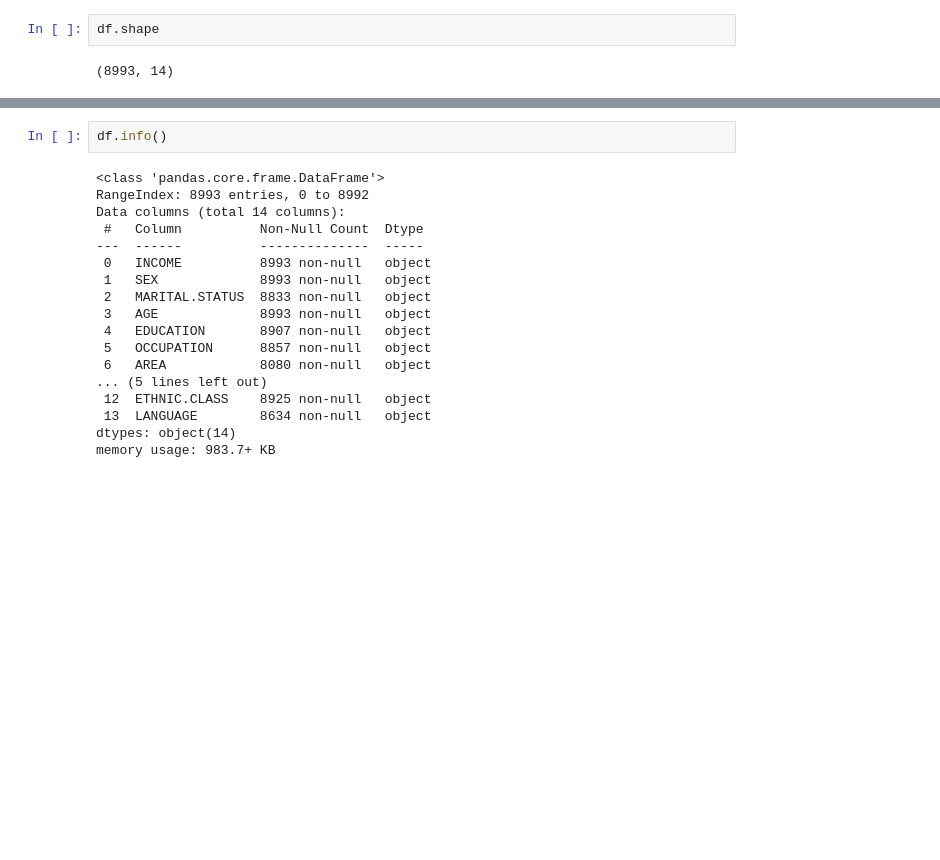
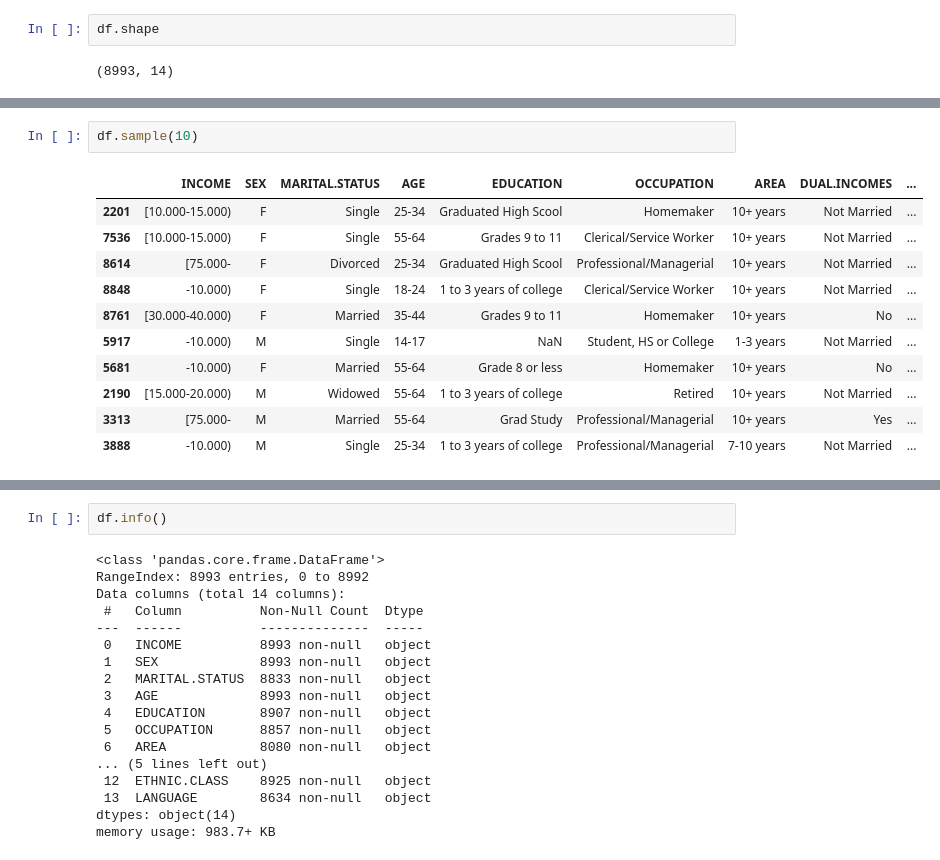
Before and after one commit to ShrutiG-24/-BCSE331L-Exploratory-Data-Analysis, a Jupyter notebook: 22BDS0298.ipynb, the cells around one changed output, grey strips where cells are left out. Drawn from its saved outputs; the diff is of its cells as text; blank space fills up the shorter version.

```diff
--- a/22BDS0298.ipynb
+++ b/22BDS0298.ipynb
@@ -27,0 +73,14 @@ df.shape
+# %%
+df.sample(10)
+# %% [output]
+|  | INCOME | SEX | MARITAL.STATUS | AGE | EDUCATION | OCCUPATION | AREA | DUAL.INCOMES | ... |
+| 2201 | [10.000-15.000) | F | Single | 25-34 | Graduated High Scool | Homemaker | 10+ years | Not Married | ... |
+| 7536 | [10.000-15.000) | F | Single | 55-64 | Grades 9 to 11 | Clerical/Service Worker | 10+ years | Not Married | ... |
+| 8614 | [75.000- | F | Divorced | 25-34 | Graduated High Scool | Professional/Managerial | 10+ years | Not Married | ... |
+| 8848 | -10.000) | F | Single | 18-24 | 1 to 3 years of college | Clerical/Service Worker | 10+ years | Not Married | ... |
+| 8761 | [30.000-40.000) | F | Married | 35-44 | Grades 9 to 11 | Homemaker | 10+ years | No | ... |
+| 5917 | -10.000) | M | Single | 14-17 | NaN | Student, HS or College | 1-3 years | Not Married | ... |
+| 5681 | -10.000) | F | Married | 55-64 | Grade 8 or less | Homemaker | 10+ years | No | ... |
+| 2190 | [15.000-20.000) | M | Widowed | 55-64 | 1 to 3 years of college | Retired | 10+ years | Not Married | ... |
+| 3313 | [75.000- | M | Married | 55-64 | Grad Study | Professional/Managerial | 10+ years | Yes | ... |
+| 3888 | -10.000) | M | Single | 25-34 | 1 to 3 years of college | Professional/Managerial | 7-10 years | Not Married | ... |
```
Also changed, not shown: parts of 29 cells of this notebook.
